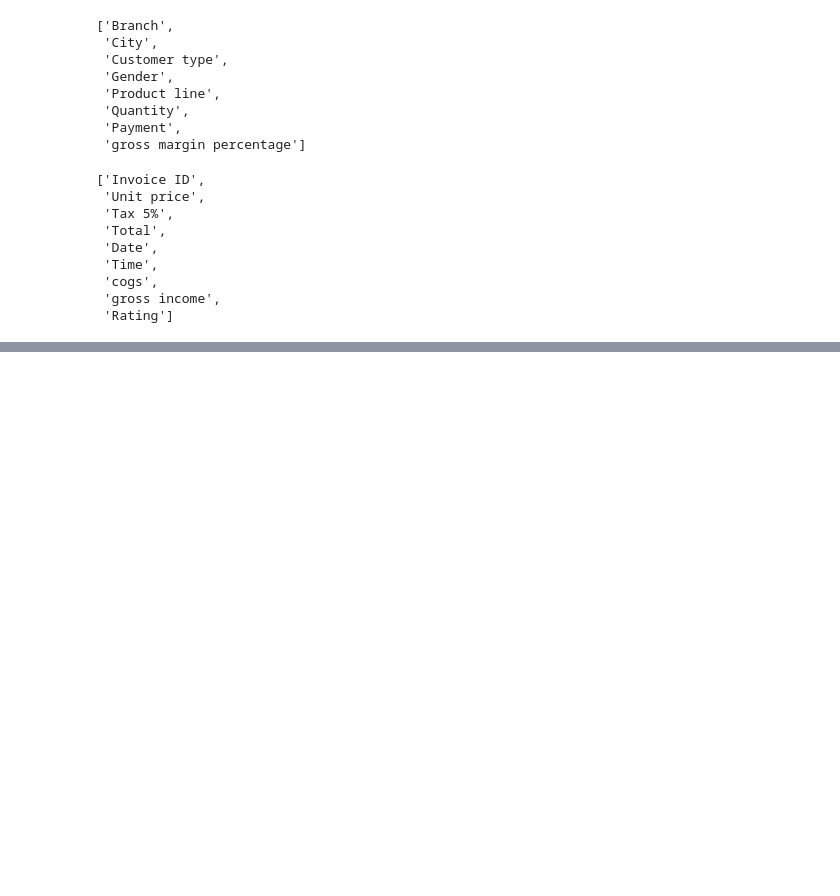
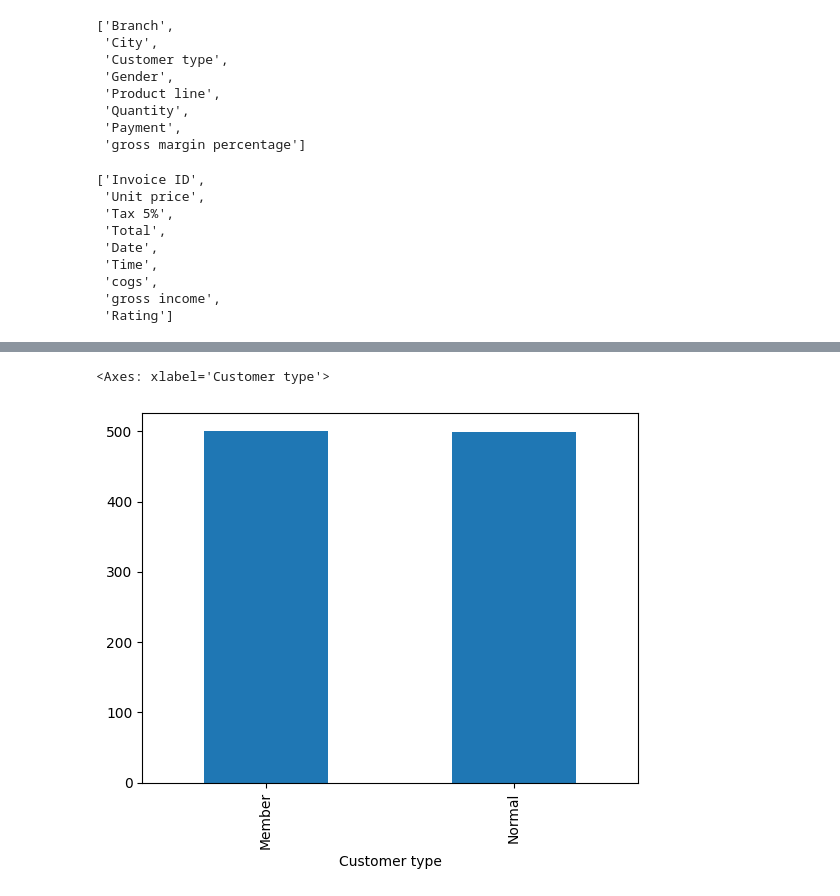
Before and after one commit to irisdev06/Super-Market-Data-Analysis, a Jupyter notebook: SuperMarketSalesAnalysis.ipynb, the cells around one changed output, grey strips where cells are left out. Cells and saved outputs as stored; diff of their text form; code cells hidden in the pictures; blank space fills up the shorter version.

```diff
--- a/SuperMarketSalesAnalysis.ipynb
+++ b/SuperMarketSalesAnalysis.ipynb
@@ -123,0 +186,5 @@ num
+# %%
+data['Customer type'].value_counts().plot(kind="bar")
+# %% [output]
+<Axes: xlabel='Customer type'>
+[figure, added]
```
Also changed, not shown: parts of 10 cells of this notebook.
